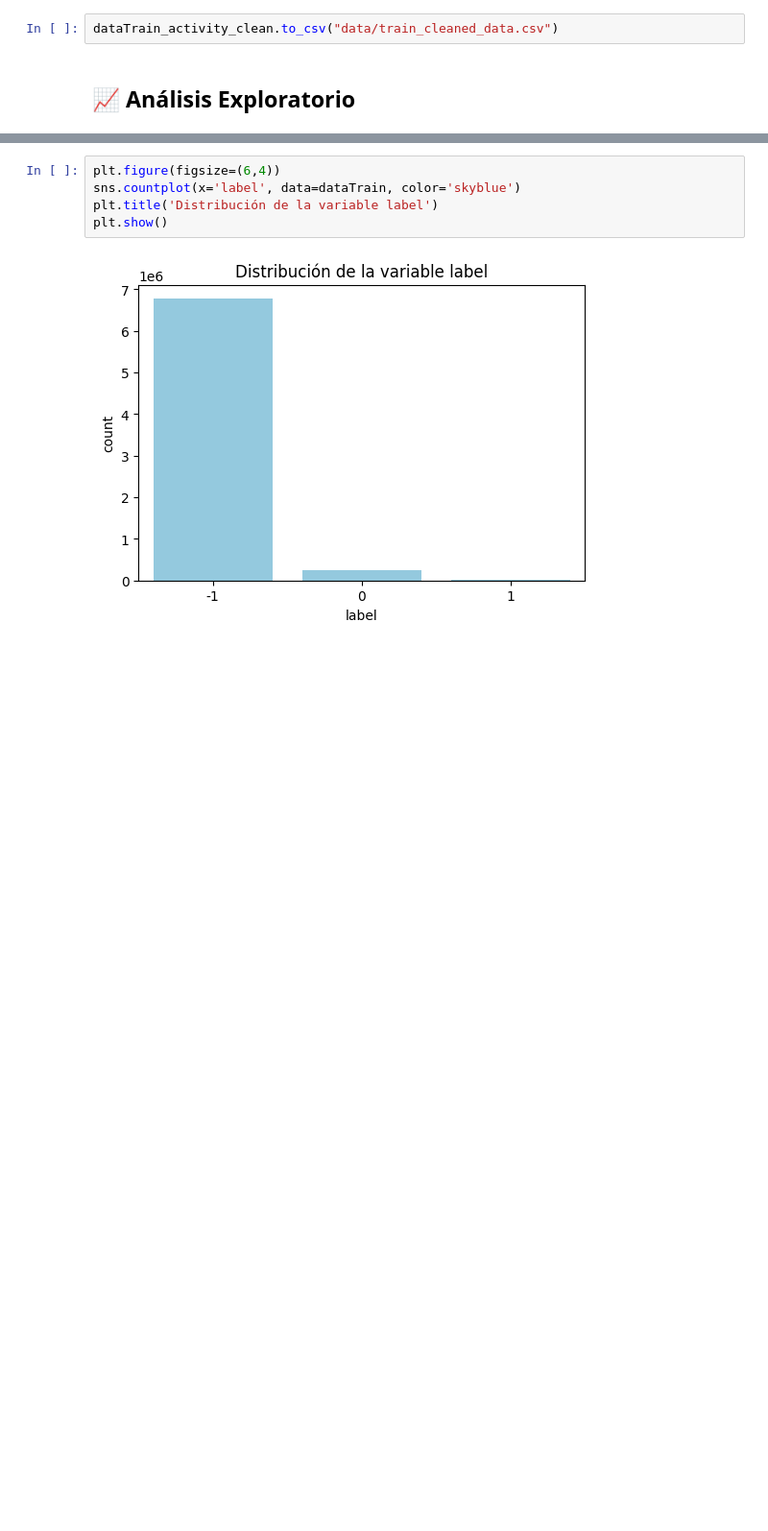
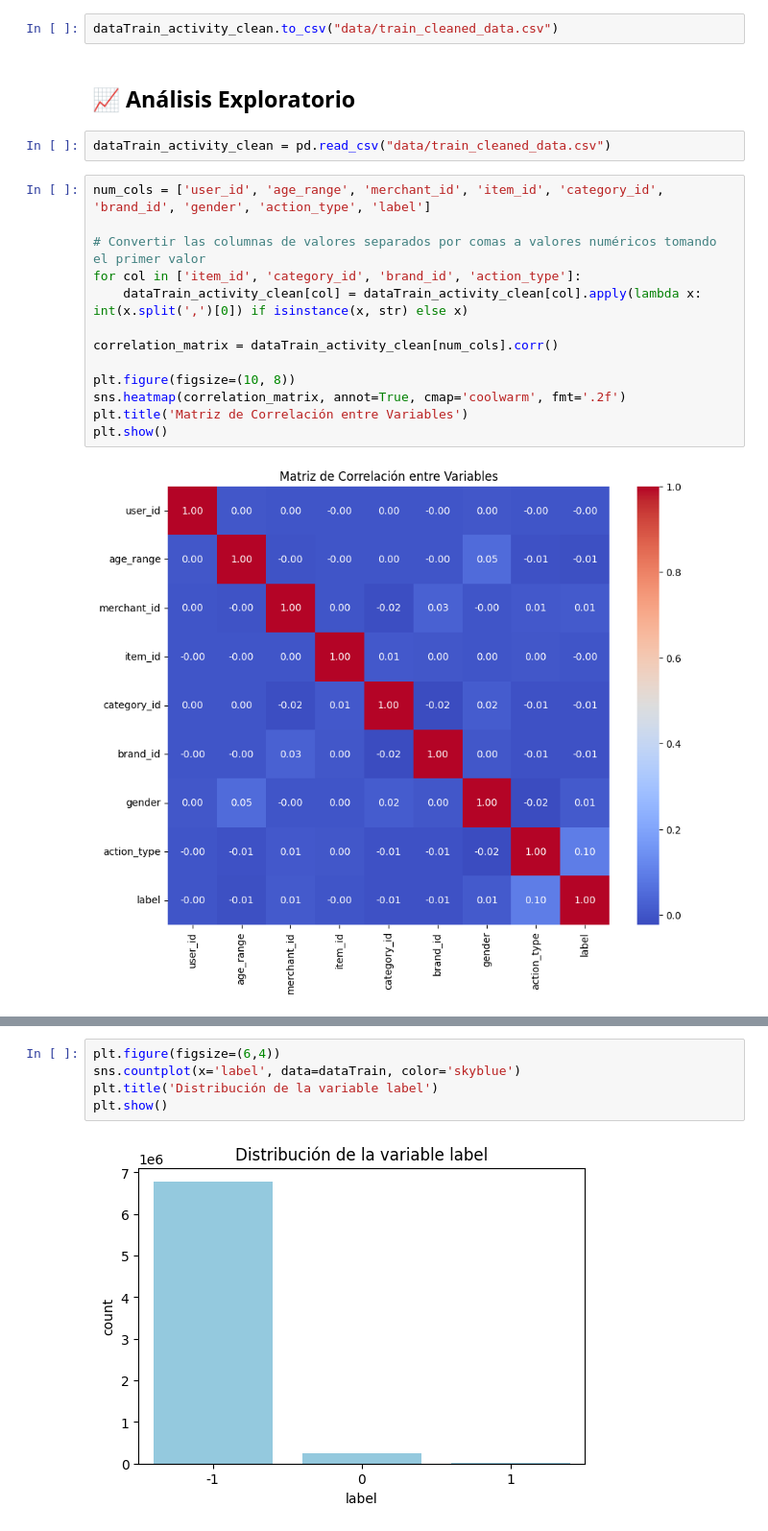
Before and after one commit to Dahernandezsilve/P2DataScience, a Jupyter notebook: Proyecto2.ipynb, the cells around one changed output, grey strips where cells are left out. Shown: that part at 96% size. Drawn from its saved outputs; the diff is of its cells as text; blank space fills up the shorter version.

Commit message:
Correletation matrix

```diff
--- a/Proyecto2.ipynb
+++ b/Proyecto2.ipynb
@@ -258,3 +258,20 @@ Procesando filas de 7030000 a 7040000...
 dataTrain_activity_clean.to_csv("data/train_cleaned_data.csv")
 # %% [markdown]
 ## 📈 Análisis Exploratorio
+# %%
+dataTrain_activity_clean = pd.read_csv("data/train_cleaned_data.csv")
+# %%
+num_cols = ['user_id', 'age_range', 'merchant_id', 'item_id', 'category_id', 'brand_id', 'gender', 'action_type', 'label']
+
+# Convertir las columnas de valores separados por comas a valores numéricos tomando el primer valor
+for col in ['item_id', 'category_id', 'brand_id', 'action_type']:
+    dataTrain_activity_clean[col] = dataTrain_activity_clean[col].apply(lambda x: int(x.split(',')[0]) if isinstance(x, str) else x)
+
+correlation_matrix = dataTrain_activity_clean[num_cols].corr()
+
+plt.figure(figsize=(10, 8))
+sns.heatmap(correlation_matrix, annot=True, cmap='coolwarm', fmt='.2f')
+plt.title('Matriz de Correlación entre Variables')
+plt.show()
+# %% [output]
+[figure, added]
```
Also changed, not shown: parts of 4 cells of this notebook.
